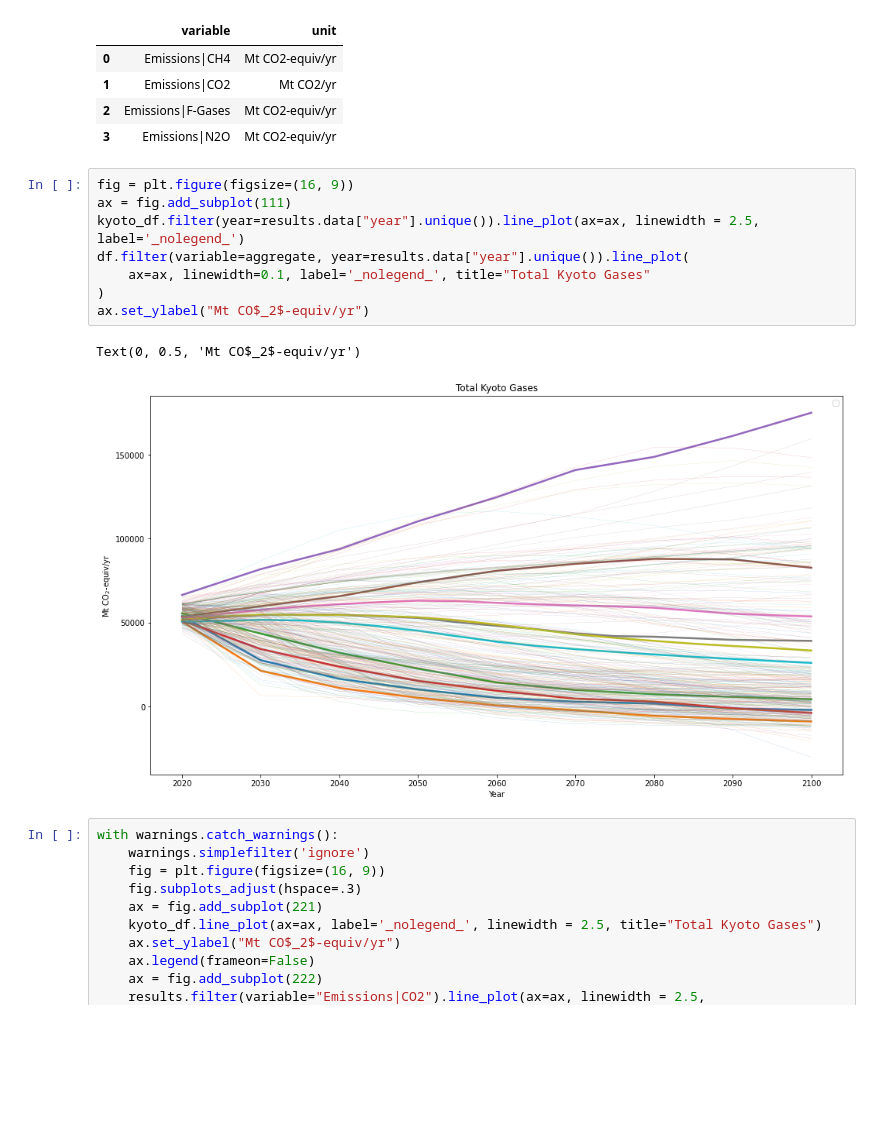
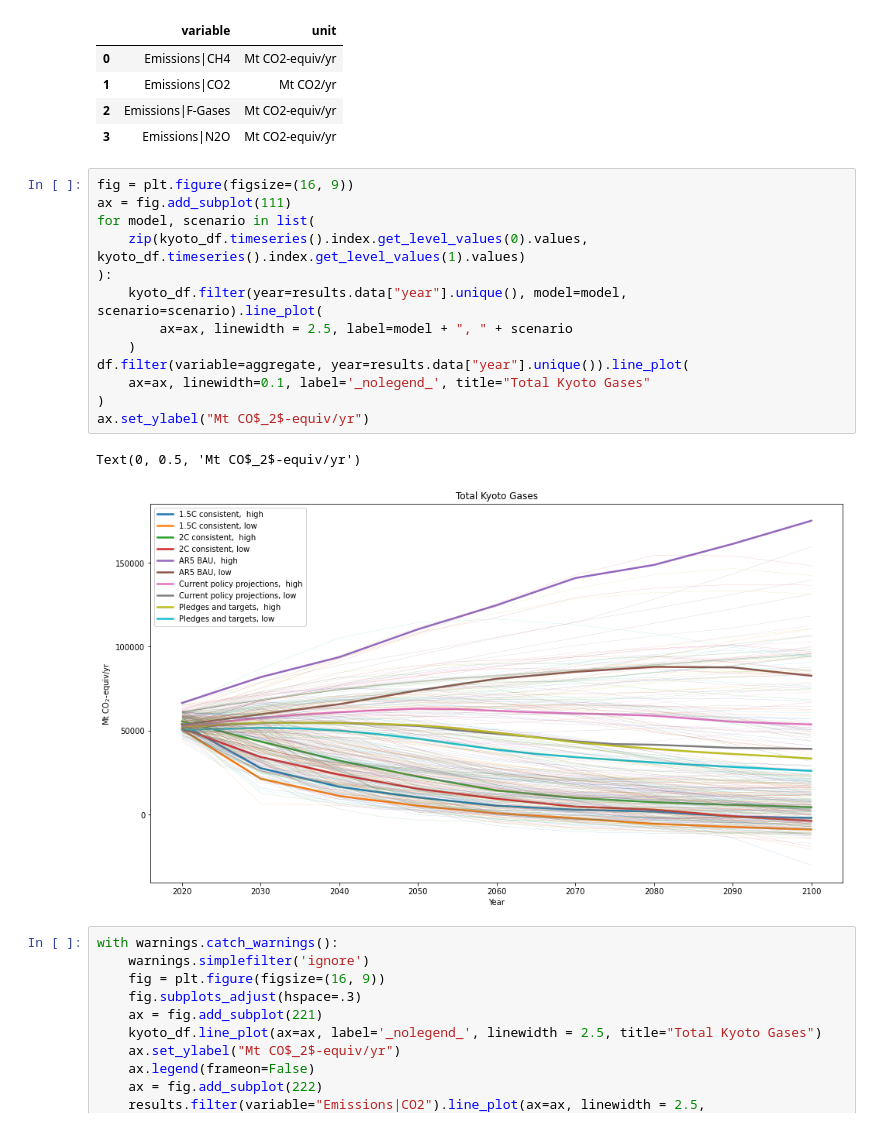
Before and after one commit to GranthamImperial/silicone_examples, a Jupyter notebook: notebooks/Split_up_kyoto_gases.ipynb, the cells around one changed output. Saved outputs shown, nothing was run; the diff lists cells and outputs as text; blank space fills up the shorter version.

Commit message:
Added a legend to a plot

```diff
--- a/notebooks/Split_up_kyoto_gases.ipynb
+++ b/notebooks/Split_up_kyoto_gases.ipynb
@@ -120,14 +120,19 @@ results.variables(True)
 # %%
 fig = plt.figure(figsize=(16, 9))
 ax = fig.add_subplot(111)
-kyoto_df.filter(year=results.data["year"].unique()).line_plot(ax=ax, linewidth = 2.5, label='_nolegend_')
+for model, scenario in list(
+    zip(kyoto_df.timeseries().index.get_level_values(0).values, kyoto_df.timeseries().index.get_level_values(1).values)
+):
+    kyoto_df.filter(year=results.data["year"].unique(), model=model, scenario=scenario).line_plot(
+        ax=ax, linewidth = 2.5, label=model + ", " + scenario
+    )
 df.filter(variable=aggregate, year=results.data["year"].unique()).line_plot(
     ax=ax, linewidth=0.1, label='_nolegend_', title="Total Kyoto Gases"
 )
 ax.set_ylabel("Mt CO$_2$-equiv/yr")
 # %% [output]
 Text(0, 0.5, 'Mt CO$_2$-equiv/yr')
-[figure, old version]
+[figure, new version]
 # %%
 with warnings.catch_warnings():
     warnings.simplefilter('ignore')
```
